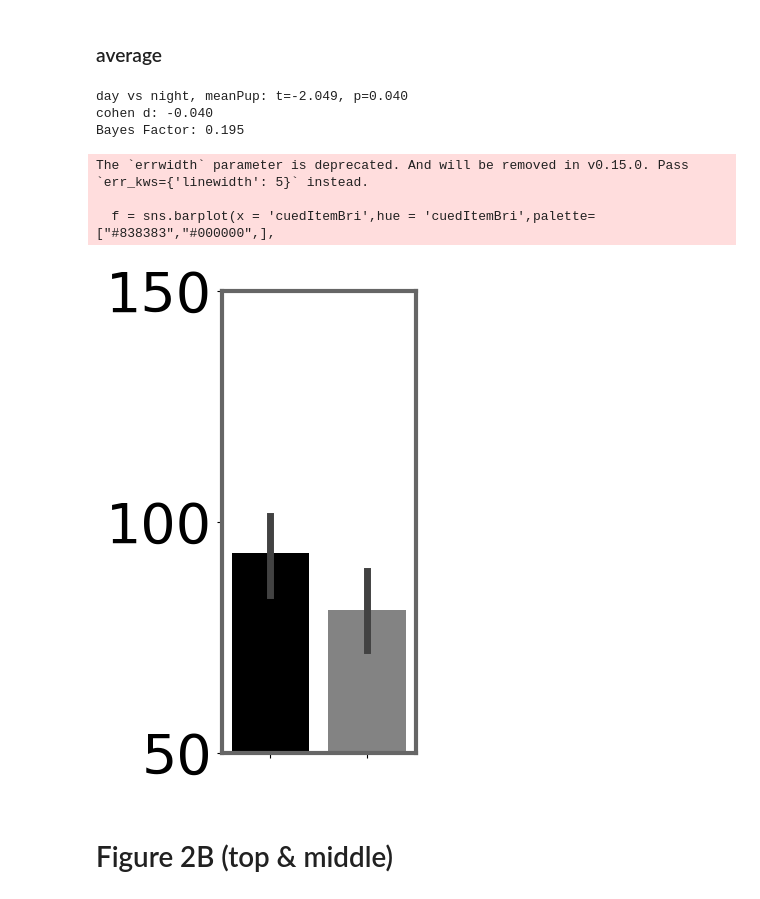
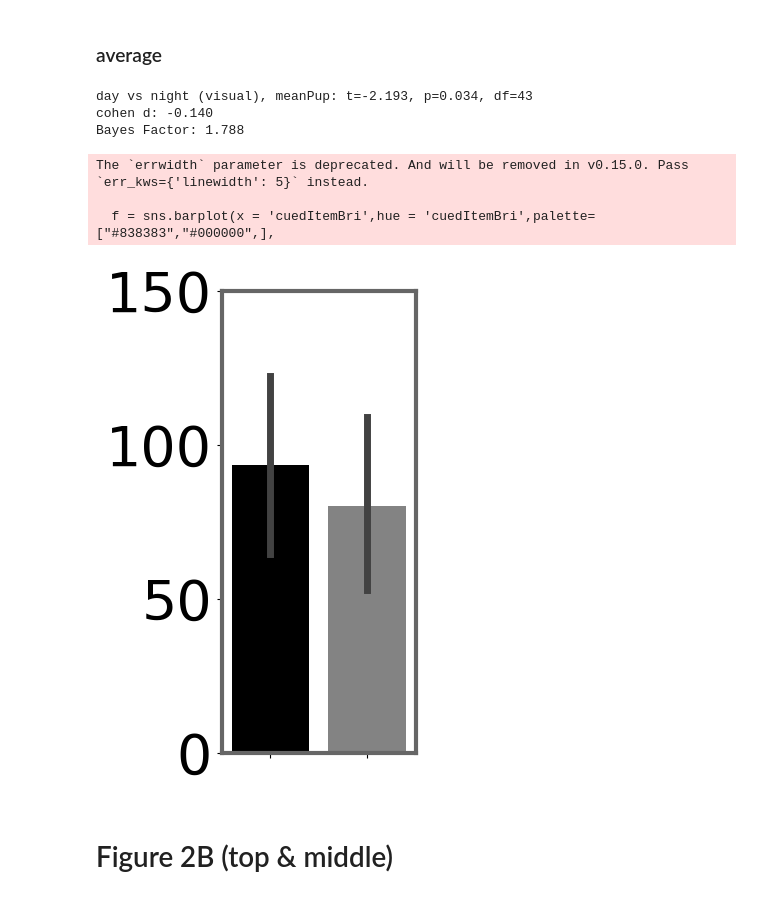
Before and after one commit to YueyingDong/yd2026_paper, a Jupyter notebook: pupil_analyses_figures.ipynb, the cells around one changed output. Drawn from its saved outputs; the diff is of its cells as text; code cells hidden in the pictures.

```diff
--- a/pupil_analyses_figures.ipynb
+++ b/pupil_analyses_figures.ipynb
@@ -155,58 +155,57 @@ ax.spines['top'].set_linewidth(5)
 # %%
 pupNormMean = pupNorm.iloc[:,-3:]
 pupNormMean['meanPup'] = pupNorm.iloc[:,np.r_[501:3501,]].mean(axis = 1)
-pupSubj = pupNormMean.groupby(['participant','cuedItemBri']).mean(numeric_only=True)
+pupSubj = pupNormMean.groupby(['participant','cuedItemBri']).mean(numeric_only=True).reset_index()
-# %%
-day_pup = pupNormMean[pupNormMean.cuedItemBri == 'day'].meanPup
-night_pup = pupNormMean[pupNormMean.cuedItemBri == 'night'].meanPup
-
-ttest_result = stats.ttest_ind(day_pup, night_pup, nan_policy='omit')
-t_value = ttest_result.statistic
-cohen_d_value = round(cohenD(day_pup, night_pup), 2)
-
-
-bf = pg.bayesfactor_ttest(t=t_value, nx=len(day_pup), ny=len(night_pup))
-
-print(f'day vs night, meanPup: t={t_value:.3f}, p={ttest_result.pvalue:.3f}')
-print(f'cohen d: {cohen_d_value:.3f}')
-
-print(f'Bayes Factor: {bf:.3f}')
-# %% [output]
-day vs night, meanPup: t=-2.049, p=0.040
-cohen d: -0.040
-Bayes Factor: 0.195
+# %%
+
+day_pup = pupSubj[pupSubj.cuedItemBri == 'day'].meanPup
+night_pup = pupSubj[pupSubj.cuedItemBri == 'night'].meanPup
+
+ttest_result = stats.ttest_rel(day_pup, night_pup, nan_policy='omit')
+t_value = ttest_result.statistic
+cohen_d_value = round(cohenD(day_pup, night_pup), 2)
+
+bf = pg.bayesfactor_ttest(t=t_value, nx=len(day_pup), ny=len(night_pup))
+
+print(f'day vs night (visual), meanPup: t={t_value:.3f}, p={ttest_result.pvalue:.3f}, df={ttest_result.df}')
+print(f'cohen d: {cohen_d_value:.3f}')
+print(f'Bayes Factor: {bf:.3f}')
+# %% [output]
+day vs night (visual), meanPup: t=-2.193, p=0.034, df=43
+cohen d: -0.140
+Bayes Factor: 1.788
 # %%
 fs(2.5,6)
 fig, ax = plt.subplots()
 
 colors = ['#ba88e9','#5c1486','#1e681f','#60d062',]
 f = sns.barplot(x = 'cuedItemBri',hue = 'cuedItemBri',palette=["#838383","#000000",],
             order = ['night','day',],linewidth = 5, errwidth=5,
-            y = 'meanPup',data = pupNormMean)
+            y = 'meanPup',data = pupSubj)
 
 
 
-plt.ylim(50,150)
+plt.ylim(0,150)
 plt.gca().yaxis.set_major_locator(ticker.MultipleLocator(50))
 plt.tick_params(axis = 'y',labelsize=40)
 plt.xlabel('',c = 'white')
 plt.ylabel('',c = 'white')
 plt.xticks(c = 'white');
 
 
 ax.spines['left'].set_color('#666666')
 ax.spines['bottom'].set_color('#666666')
 ax.spines['right'].set_color('#666666')
 ax.spines['top'].set_color('#666666')
 ax.spines['left'].set_linewidth(3)
 ax.spines['bottom'].set_linewidth(3)
 ax.spines['right'].set_linewidth(3)
 ax.spines['top'].set_linewidth(3)
 # %% [output]
 The `errwidth` parameter is deprecated. And will be removed in v0.15.0. Pass `err_kws={'linewidth': 5}` instead.
 
   f = sns.barplot(x = 'cuedItemBri',hue = 'cuedItemBri',palette=["#838383","#000000",],
-[figure, old version]
+[figure, new version]
 # %% [markdown]
 # Figure 2B (top & middle)
 # %%
```
Also changed, not shown: parts of 7 cells of this notebook.
